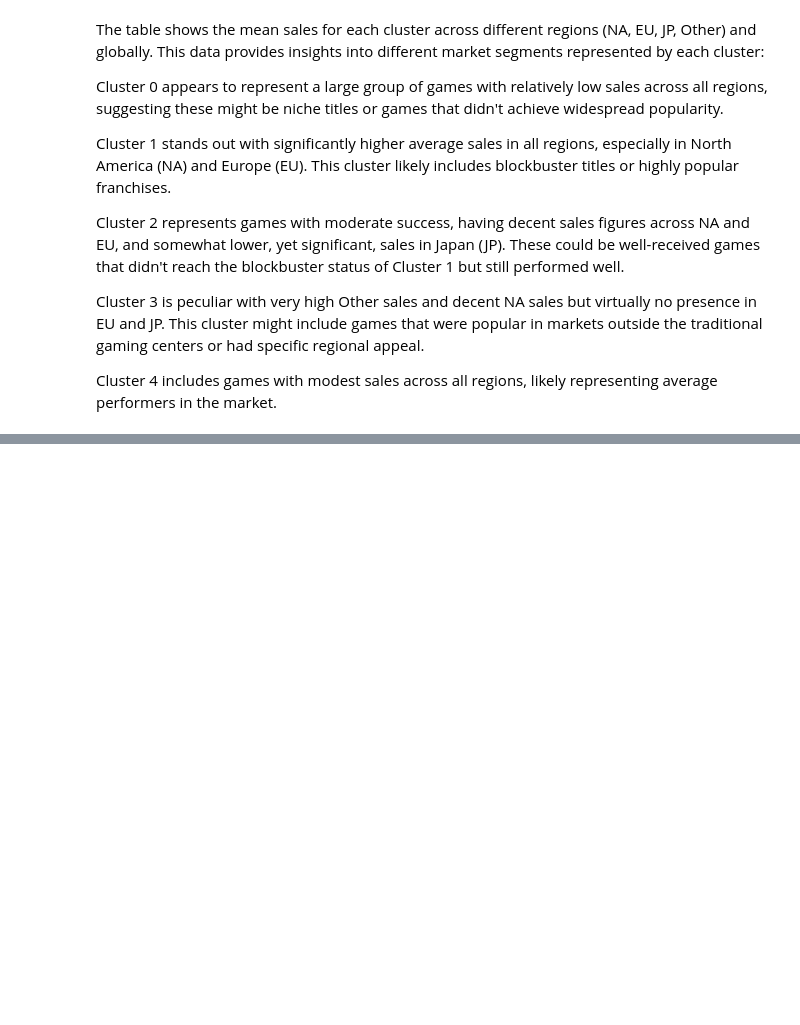
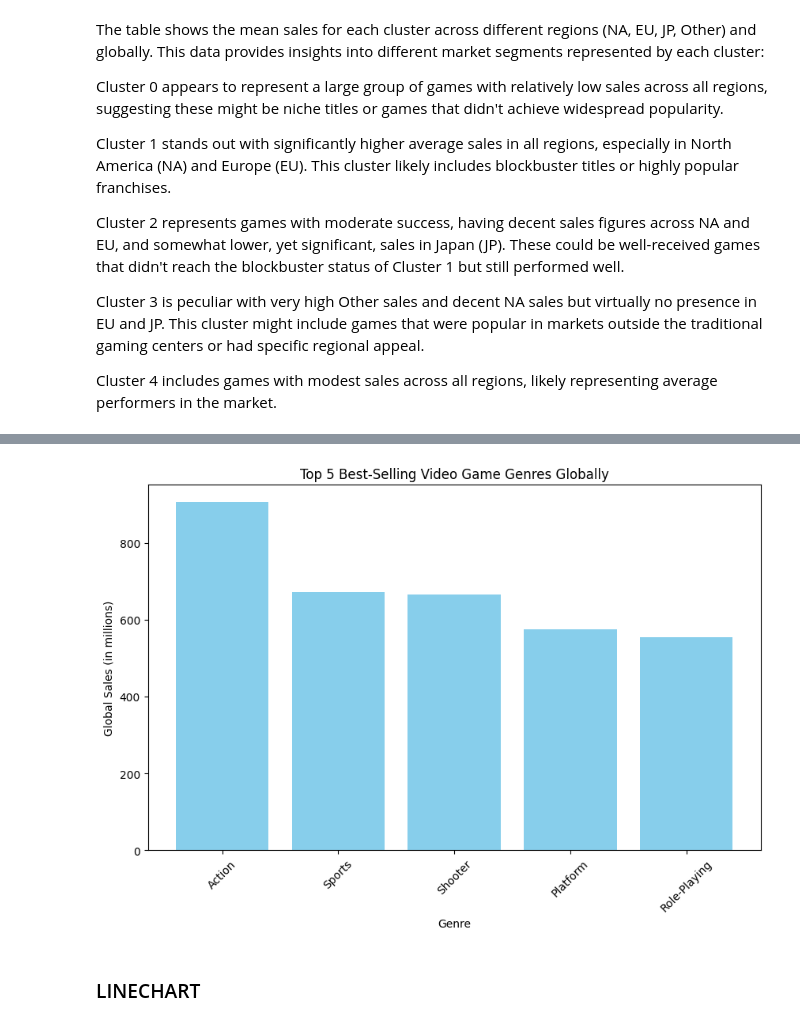
Before and after one commit to KaylumCassidy/Projects_CV, a Jupyter notebook: C20323831_CA2_SF_KAYLUM.ipynb, the cells around one changed output, grey strips where cells are left out. Saved outputs shown, nothing was run; the diff lists cells and outputs as text; code cells hidden in the pictures; blank space fills up the shorter version.

```diff
--- a/C20323831_CA2_SF_KAYLUM.ipynb
+++ b/C20323831_CA2_SF_KAYLUM.ipynb
@@ -163,5 +194,22 @@ only showing top 20 rows
 # %% [markdown]
 ## 4. Spark SQL
+# %%
+from pyspark.sql import SparkSession
+from pyspark.sql.functions import col
+from pyspark.sql.types import IntegerType
+
+# Initialize Spark session
+spark = SparkSession.builder.appName("Data Processing Example").getOrCreate()
+
+# Load CSV directly from URL or local path
+df = spark.read.csv('video_game_sale.csv', header=True, inferSchema=True)
+
+# Cast columns to desired types
+df = df.withColumn("Year", col("Year").cast(IntegerType()))
+# Repeat for other columns as needed
+
+# Create a temporary view to use SQL
+df.createOrReplaceTempView("sales_data")
 # %%
 #Creating a table from the dataframe
 df.createOrReplaceTempView("Year") #temporary view
@@ -1418,0 +1493,8 @@ Cluster 4 includes games with modest sales across all regions, likely representi
+# %%
+# Correct PySpark aggregation after a groupBy
+genre_sales_sum = df.groupBy('Genre').agg(F.sum('Global_Sales').alias('Total_Global_Sales')) \
+                    .orderBy(F.desc('Total_Global_Sales')) \
+                    .limit(5)
+
+# To display the DataFrame
+genre_sales_sum.show()
@@ -1418,0 +1511,18 @@ Cluster 4 includes games with modest sales across all regions, likely representi
+# %%
+import matplotlib.pyplot as plt
+
+# Convert your PySpark DataFrame to a Pandas DataFrame for plotting
+genre_sales_sum_pd = genre_sales_sum.toPandas()
+
+# Plotting with Matplotlib
+plt.figure(figsize=(10, 6))
+plt.bar(genre_sales_sum_pd['Genre'], genre_sales_sum_pd['Total_Global_Sales'], color='skyblue')
+plt.title('Top 5 Best-Selling Video Game Genres Globally')
+plt.xlabel('Genre')
+plt.ylabel('Global Sales (in millions)')
+plt.xticks(rotation=45)
+plt.show()
+# %% [output]
+[figure, added]
+# %% [markdown]
+### LINECHART
```
Also changed, not shown: parts of 26 cells of this notebook.
